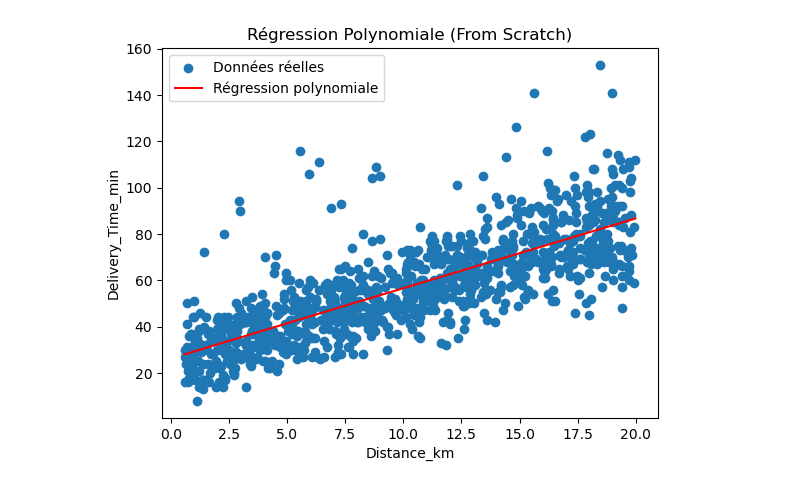
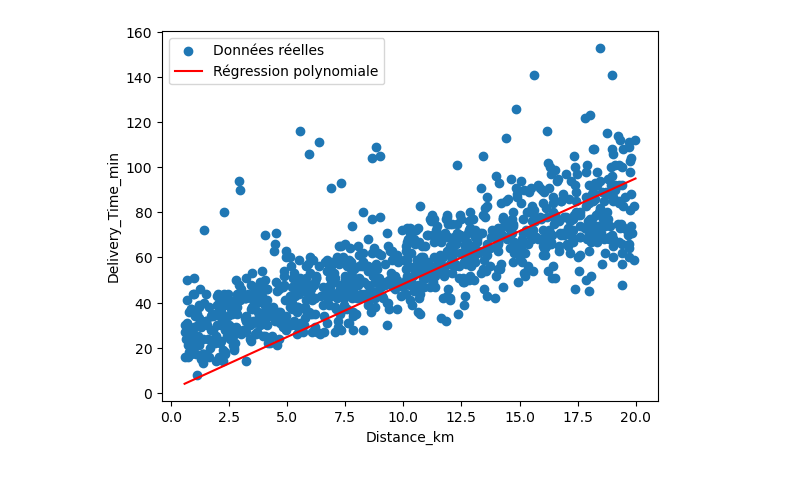
Before and after one commit to MasterGLCC/machine-learning-loubnatoubouh30-cell, a Jupyter notebook: TpRegression.ipynb, the cells around one changed output. Saved outputs shown, nothing was run; the diff lists cells and outputs as text; code cells hidden in the pictures.

```diff
--- a/TpRegression.ipynb
+++ b/TpRegression.ipynb
@@ -247,3 +98,5 @@ MSE: 158.16196727280166
+# %%
+data = data.dropna()
 # %%
 #la Regression Multiple From scratch
 
@@ -313,18 +125,0 @@ MSE: 109.46777741752851
-# %%
-# Elle sert à vérifier que l’erreur diminue progressivement
-
-J_history = []  # liste pour stocker la valeur de J à chaque itération
-
-for i in range(iterations):
-    y_pred = X_b.dot(theta)
-    gradient = (1/m) * X_b.T.dot(y_pred - y)
-    theta = theta - alpha * gradient
-    J_history.append(J(theta, X_b, y))
-
-
-
-plt.plot(J_history)
-plt.xlabel("Itérations")
-plt.ylabel("Fonction coût J(θ)")
-plt.title("Courbe de descente de gradient")
-plt.show()
@@ -370,53 +148,31 @@ MSE : 78.79248568989706
 # %%
-# La regression polynomiale from scratch
+#la regression polynomiale from scratch
 
-X_poly = np.c_[x, x**2]    #la creation des variables polynomiale
-# Normalisation
-mean = np.mean(X_poly, axis=0) # la moyenne de chaque colonne
-std = np.std(X_poly, axis=0)  # calcule de l'écart type
-std[std == 0] = 1    # evite la division par zero
+x = data["Distance_km"].values # la variable indépendante
+y = data["Delivery_Time_min"].values #la variable cible
+m = len(x)    # nbr d'exemples
+X_poly = np.c_[x, x**2] # features polynomiales (x et x²) on les crée pour capturer une relation non linéaire
+X_b = np.c_[np.ones((m,1)), X_poly]  # ajout biais
+theta = np.zeros(X_b.shape[1]) # initialisation
+# gradient descent
+alpha =  0.00001
+iterations = 10000
+for i in range(iterations):
+    y_pred = X_b.dot(theta)  # calcule de prédictions
+    gradient = (1/m) * X_b.T.dot(y_pred - y) # calcule de gradient
+    theta = theta - alpha * gradient # mise a jour de theta
+print("Theta =", theta)
+#visualisation
+x_sorted = np.sort(x) # tri des données pour tracer une courbe propre
+X_poly_sorted = np.c_[x_sorted, x_sorted**2]   # features polynomiales triées
+X_b_sorted = np.c_[np.ones((len(x_sorted),1)), X_poly_sorted] # ajout biais
+y_pred_sorted = X_b_sorted.dot(theta)  #calcule de prédictions
 
-X_poly = (X_poly - mean) / std  # calcule de la normalisation
-m = len(y)
-X_b = np.c_[np.ones((m,1)), X_poly]   # l'ajout d'une colonne de 1 a la matice x_polu
-theta = np.zeros(X_b.shape[1])    # initialisation de theta
-def J(theta, X, y):      # fonction cout
-    return (1/(2*m)) * np.sum((X.dot(theta) - y)**2)
-alpha = 0.01
-iterations = 10000
-
-for i in range(iterations):  # gradient descent
-    y_pred = X_b.dot(theta)  # calcule les prédictions
-    gradient = (1/m) * X_b.T.dot(y_pred - y)   # calcule la dericée de l'erreur
-    theta = theta - alpha * gradient  # met à jour les parametres
-
-    if i % 1000 == 0:   # affiche l’erreur pour voir si elle diminue
-        print(f"Iteration {i}, J =", J(theta, X_b, y))
-
-print("Theta =", theta)
-# Trier les données selon x pour tracer une courbe lisse
-x_array = x.flatten()
-sorted_indices = np.argsort(x_array)   #donne les positions pour trier x
-x_sorted = x_array[sorted_indices]  # trier x
-y_sorted = y[sorted_indices]   #trier y de la même façon
-
-X_poly_sorted = np.c_[x_sorted, x_sorted**2]  #recréer X_poly trié
-X_poly_sorted = (X_poly_sorted - mean) / std  # normaliser avec les mêmes paramètre
-X_b_sorted = np.c_[np.ones((m,1)), X_poly_sorted]   # Ajouter une colonne de 1 (biais) aux données triées
-y_pred_sorted = X_b_sorted.dot(theta) #calcule de la prédiction
-
-plt.scatter(x, y, label="Données réelles")
+plt.scatter(x, y, label="Données réelles") # points réels du dataset
 plt.plot(x_sorted, y_pred_sorted, color='red', label="Régression polynomiale")
 
 plt.xlabel("Distance_km")
 plt.ylabel("Delivery_Time_min")
-plt.title("Régression Polynomiale (From Scratch)")
 plt.legend()
 plt.show()
-
-y_pred = X_b.dot(theta)  # prédictions sur toutes les données
-
-# MSE : moyenne des carrés des erreurs
-mse = np.mean((y - y_pred)**2)
-print("MSE:", mse)
 # %% [output]
@@ -434 +180 @@ Theta = [56.732      17.34733471 -0.13749239]
-[figure, old version]
+[figure, new version]
```
Also changed, not shown: parts of 19 cells of this notebook.
